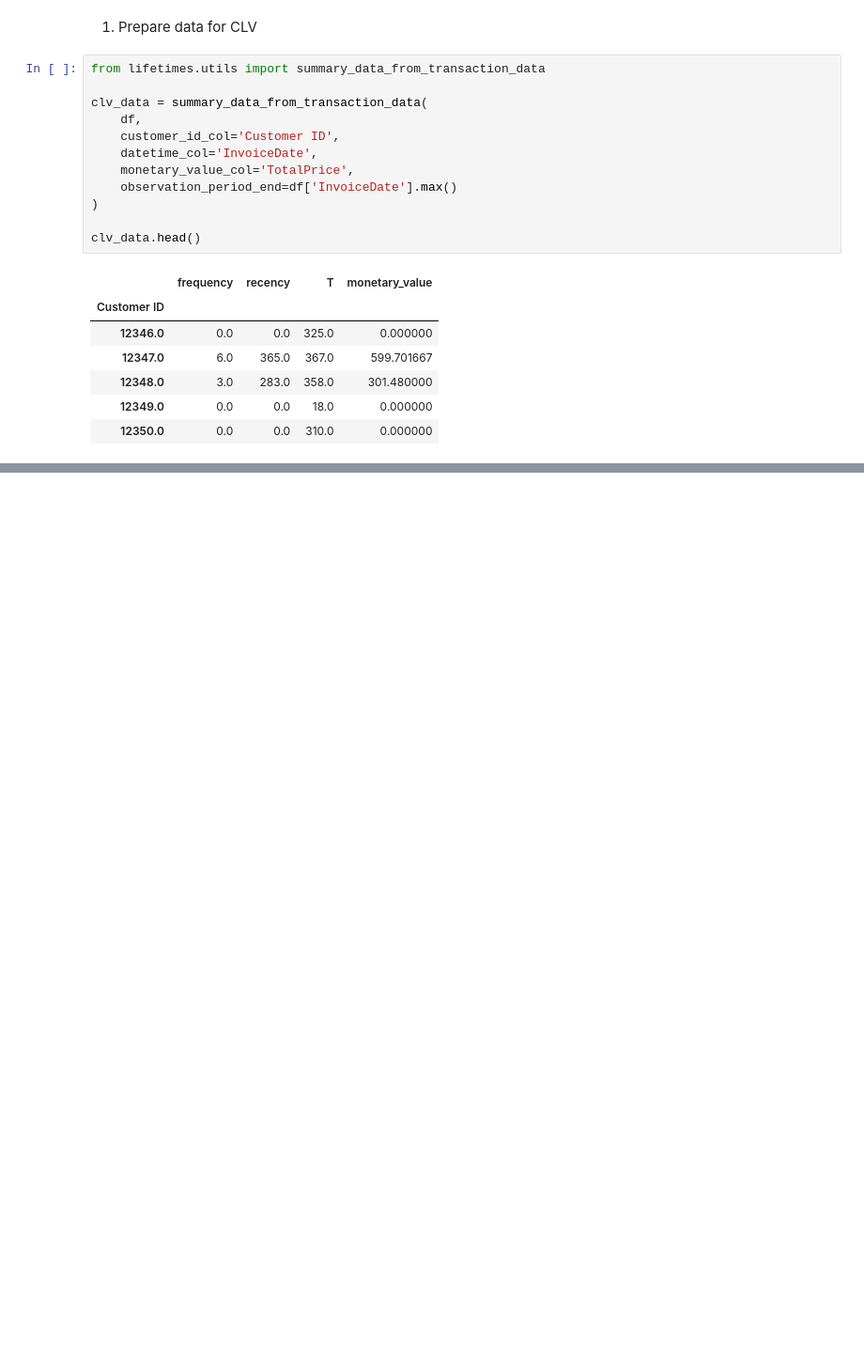
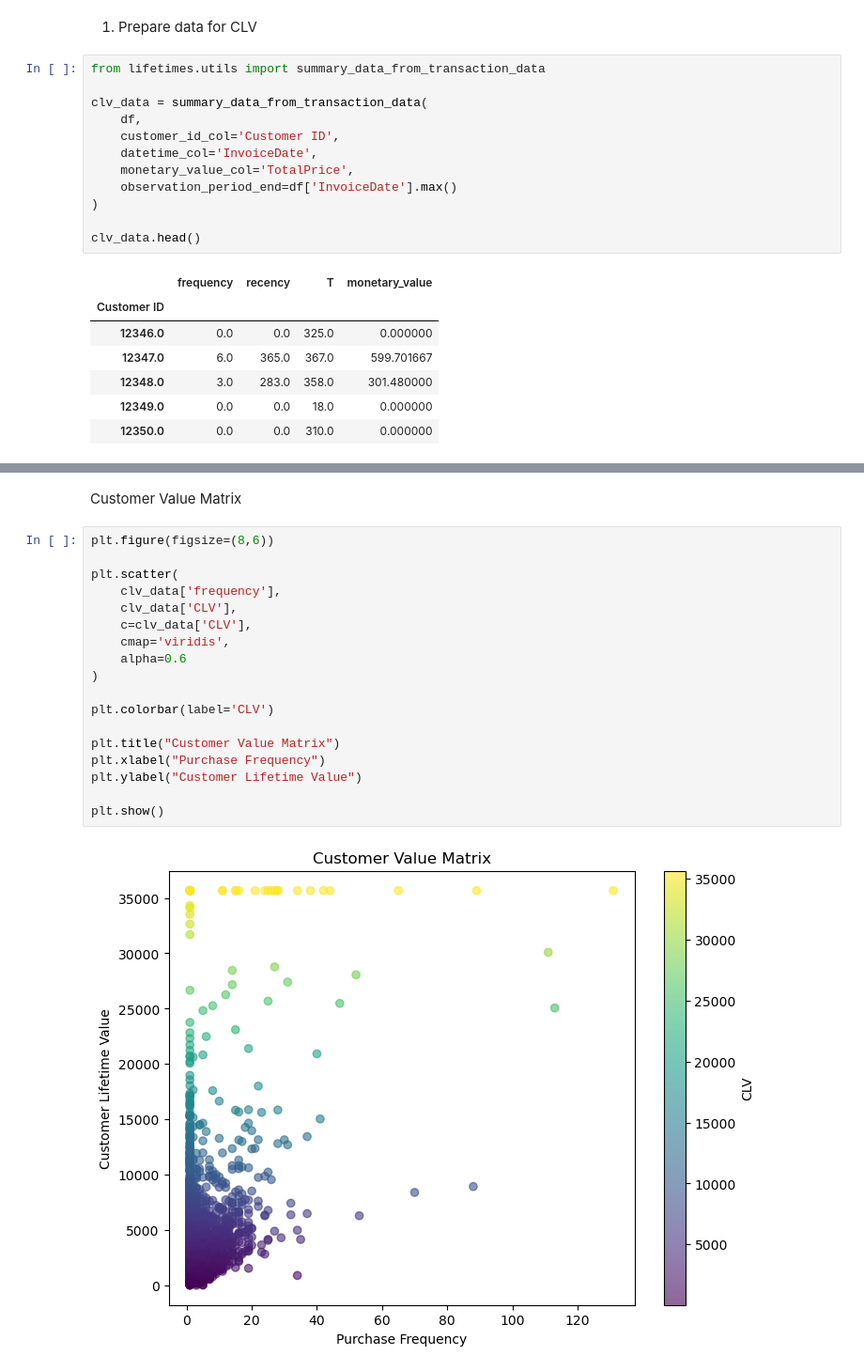
Before and after one commit to Pamela-Chebii/Consumer-Behavior-Analytics-Using-Transaction-Data, a Jupyter notebook: index.ipynb, the cells around one changed output, grey strips where cells are left out. Shown at 94% size. Drawn from its saved outputs; the diff is of its cells as text; blank space fills up the shorter version.

```diff
--- a/index.ipynb
+++ b/index.ipynb
@@ -996,0 +1159,22 @@ clv_data.head()
+# %% [markdown]
+Customer Value Matrix
+# %%
+plt.figure(figsize=(8,6))
+
+plt.scatter(
+    clv_data['frequency'],
+    clv_data['CLV'],
+    c=clv_data['CLV'],
+    cmap='viridis',
+    alpha=0.6
+)
+
+plt.colorbar(label='CLV')
+
+plt.title("Customer Value Matrix")
+plt.xlabel("Purchase Frequency")
+plt.ylabel("Customer Lifetime Value")
+
+plt.show()
+# %% [output]
+[figure, added]
```
Also changed, not shown: parts of 22 cells of this notebook.
